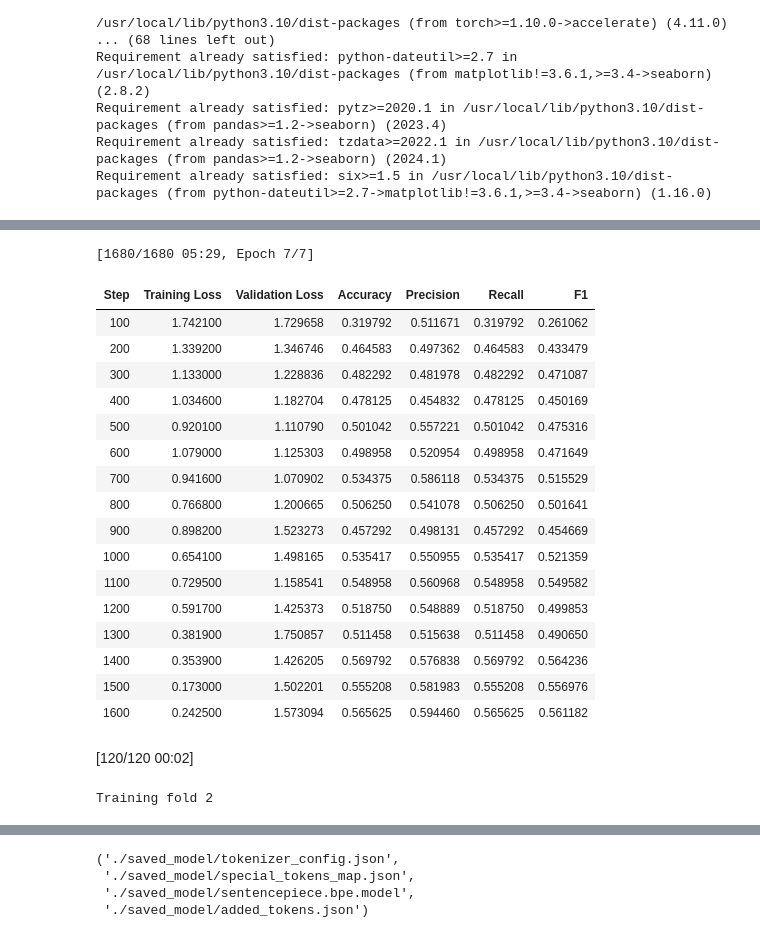
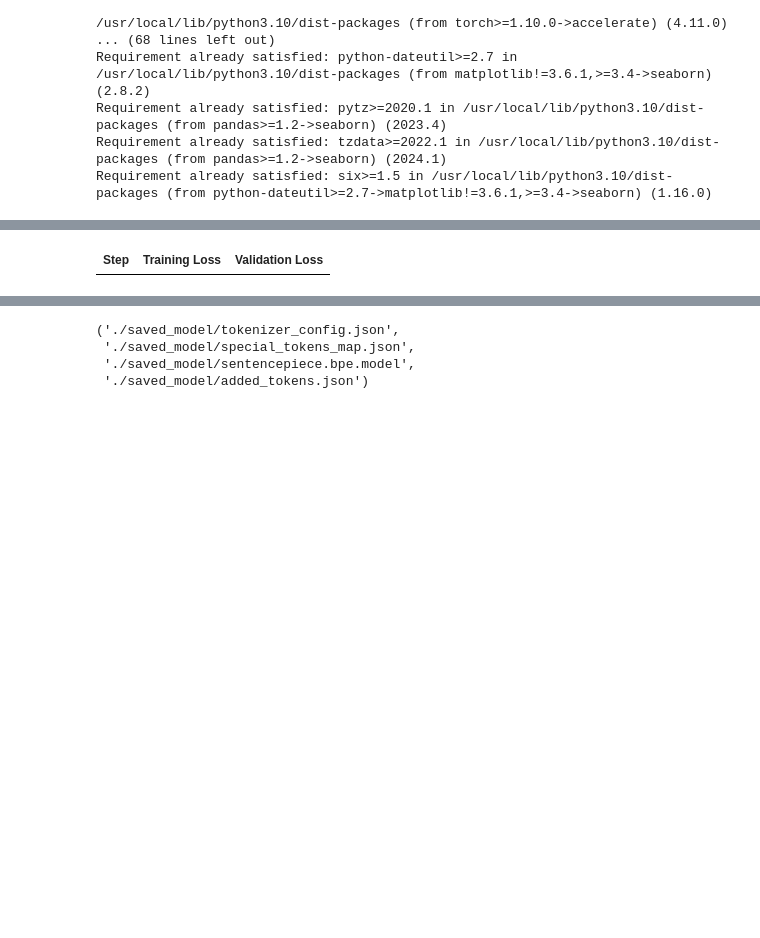
Before and after one commit to RebeccaKessler/Machine_Learning, a Jupyter notebook: Codes/Model_0_59.ipynb, the cells around one changed output, grey strips where cells are left out. Saved outputs shown, nothing was run; the diff lists cells and outputs as text; code cells hidden in the pictures; blank space fills up the shorter version.

```diff
--- a/Codes/Model_0_59.ipynb
+++ b/Codes/Model_0_59.ipynb
@@ -50,53 +85,19 @@ def compute_metrics(eval_pred):
+# %%
+# Load and preprocess the data
+url = 'https://raw.githubusercontent.com/RebeccaKessler/Machine_Learning/main/training_data.csv'
+data = pd.read_csv(url)
+label_encoder = LabelEncoder()
+data['encoded_labels'] = label_encoder.fit_transform(data['difficulty'])
 # %%
-import pandas as pd
-import numpy as np
-from sklearn.model_selection import KFold
-from transformers import Trainer, TrainingArguments
-from sklearn.metrics import accuracy_score, precision_recall_fscore_support
-from transformers import Trainer, TrainingArguments, CamembertForSequenceClassification, CamembertTokenizer
-import torch
-from torch.utils.data import Dataset
-from transformers import CamembertConfig, CamembertForSequenceClassification
-
-class CustomDataset(Dataset):
-    def __init__(self, data, tokenizer, max_length=128):
-        self.data = data
-        self.tokenizer = tokenizer
-        self.max_length = max_length
-
-    def __len__(self):
-        return len(self.data)
-
-    def __getitem__(self, idx):
-        sentence = str(self.data.iloc[idx]['sentence'])
-        label = int(self.data.iloc[idx]['encoded_labels'])
-
-        encoding = self.tokenizer.encode_plus(
-            sentence,
-            max_length=self.max_length,
-            padding='max_length',
-            truncation=True,
-            return_tensors='pt'
-        )
-
-        return {
-            'input_ids': encoding['input_ids'].flatten(),
-            'attention_mask': encoding['attention_mask'].flatten(),
-            'labels': torch.tensor(label, dtype=torch.long)
-        }
-
-# Load and preprocess the data
-data = pd.read_csv('training_data.csv')
-label_encoder = LabelEncoder()
-data['encoded_labels'] = label_encoder.fit_transform(data['difficulty'])
-
 # Define the tokenizer
 tokenizer = CamembertTokenizer.from_pretrained('camembert-base')
-
 
 # K-Fold cross-validation
 kf = KFold(n_splits=5, shuffle=True, random_state=42)
 accuracy_list = []
+precision_list = []
+recall_list = []
+f1_list = []
 
 for fold, (train_idx, val_idx) in enumerate(kf.split(data)):
     print(f"Training fold {fold+1}")
@@ -136,8 +137,7 @@ for fold, (train_idx, val_idx) in enumerate(kf.split(data)):
     trainer.train()
     eval_result = trainer.evaluate()
     accuracy_list.append(eval_result['eval_accuracy'])
-
-# Compute overall accuracy
-overall_accuracy = sum(accuracy_list) / len(accuracy_list)
-print(f"Overall Accuracy: {overall_accuracy:.4f}")
+    precision_list.append(eval_result['eval_precision'])
+    recall_list.append(eval_result['eval_recall'])
+    f1_list.append(eval_result['eval_f1'])
 # %% [output]
@@ -153,20 +149 @@ You should probably TRAIN this model on a down-stream task to be able to use it
-[1680/1680 05:29, Epoch 7/7]
-| Step | Training Loss | Validation Loss | Accuracy | Precision | Recall | F1 |
-| 100 | 1.742100 | 1.729658 | 0.319792 | 0.511671 | 0.319792 | 0.261062 |
-| 200 | 1.339200 | 1.346746 | 0.464583 | 0.497362 | 0.464583 | 0.433479 |
-| 300 | 1.133000 | 1.228836 | 0.482292 | 0.481978 | 0.482292 | 0.471087 |
-| 400 | 1.034600 | 1.182704 | 0.478125 | 0.454832 | 0.478125 | 0.450169 |
-| 500 | 0.920100 | 1.110790 | 0.501042 | 0.557221 | 0.501042 | 0.475316 |
-| 600 | 1.079000 | 1.125303 | 0.498958 | 0.520954 | 0.498958 | 0.471649 |
-| 700 | 0.941600 | 1.070902 | 0.534375 | 0.586118 | 0.534375 | 0.515529 |
-| 800 | 0.766800 | 1.200665 | 0.506250 | 0.541078 | 0.506250 | 0.501641 |
-| 900 | 0.898200 | 1.523273 | 0.457292 | 0.498131 | 0.457292 | 0.454669 |
-| 1000 | 0.654100 | 1.498165 | 0.535417 | 0.550955 | 0.535417 | 0.521359 |
-| 1100 | 0.729500 | 1.158541 | 0.548958 | 0.560968 | 0.548958 | 0.549582 |
-| 1200 | 0.591700 | 1.425373 | 0.518750 | 0.548889 | 0.518750 | 0.499853 |
-| 1300 | 0.381900 | 1.750857 | 0.511458 | 0.515638 | 0.511458 | 0.490650 |
-| 1400 | 0.353900 | 1.426205 | 0.569792 | 0.576838 | 0.569792 | 0.564236 |
-| 1500 | 0.173000 | 1.502201 | 0.555208 | 0.581983 | 0.555208 | 0.556976 |
-| 1600 | 0.242500 | 1.573094 | 0.565625 | 0.594460 | 0.565625 | 0.561182 |
+| Step | Training Loss | Validation Loss |
-[120/120 00:02]
-Training fold 2
```
Also changed, not shown: parts of 29 cells of this notebook.
